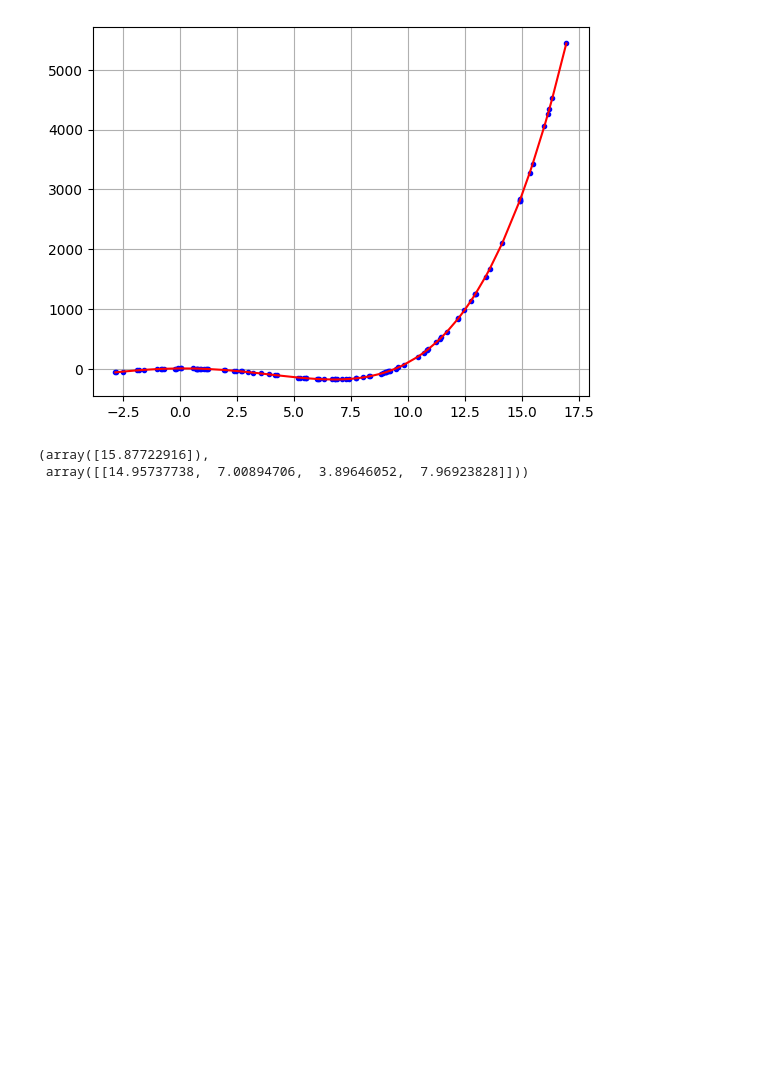
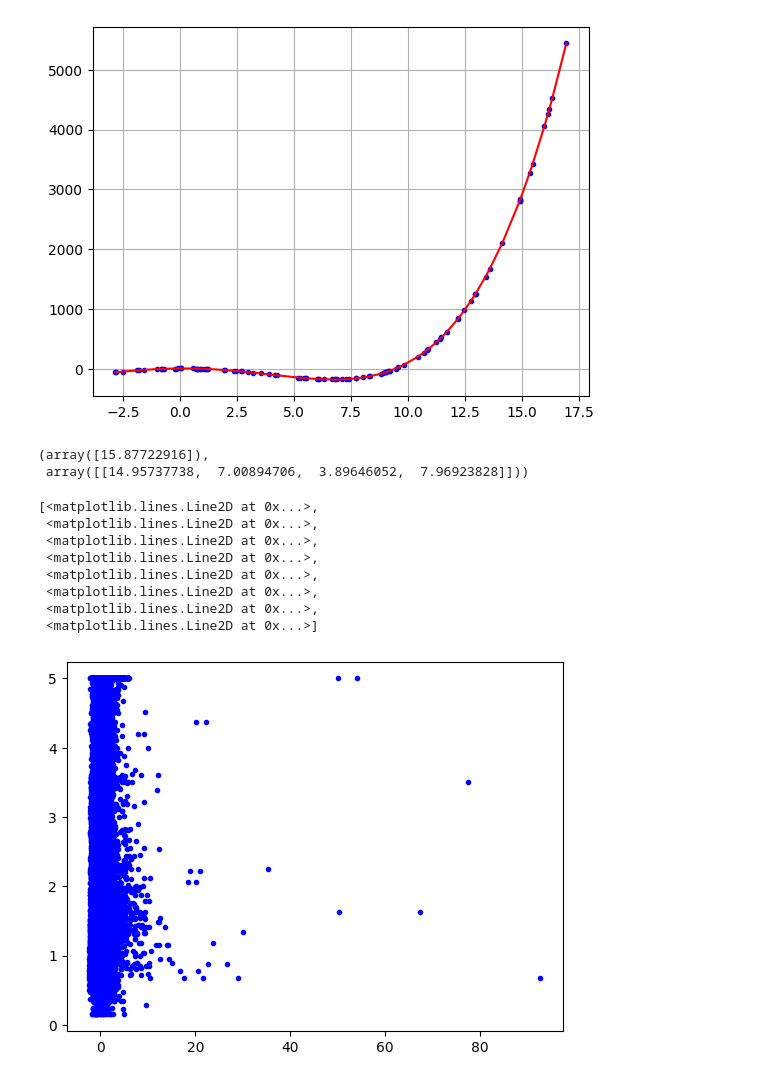
Before and after one commit to MikZmu/machineLearningEllipsometry, a Jupyter notebook: brudnopis.ipynb, the cells around one changed output. Cells and saved outputs as stored; diff of their text form; code cells hidden in the pictures; blank space fills up the shorter version.

```diff
--- a/brudnopis.ipynb
+++ b/brudnopis.ipynb
@@ -205,3 +205,39 @@ multipleLinearRegression.intercept_, multipleLinearRegression.coef_
 # %% [output]
 (array([15.87722916]),
  array([[14.95737738,  7.00894706,  3.89646052,  7.96923828]]))
+# %%
+from sklearn.datasets import fetch_california_housing
+from sklearn.model_selection import train_test_split
+from sklearn.preprocessing import StandardScaler
+from sklearn.linear_model import Lasso
+import matplotlib.pyplot as plt
+
+
+ca_housing = fetch_california_housing()
+X = ca_housing.data
+Y = ca_housing.target
+
+
+
+x_train, x_test, y_train, y_test = train_test_split(X, Y, test_size = 0.2, random_state = 0)
+
+
+x_train = StandardScaler().fit_transform(x_train)
+x_test = StandardScaler().fit_transform(x_test)
+
+lasso = Lasso()
+
+lasso.fit(x_train, y_train)
+
+fig, ax = plt.subplots()
+ax.plot(x_train, y_train, 'b.', label = "training data samples")
+# %% [output]
+[<matplotlib.lines.Line2D at 0x...>,
+ <matplotlib.lines.Line2D at 0x...>,
+ <matplotlib.lines.Line2D at 0x...>,
+ <matplotlib.lines.Line2D at 0x...>,
+ <matplotlib.lines.Line2D at 0x...>,
+ <matplotlib.lines.Line2D at 0x...>,
+ <matplotlib.lines.Line2D at 0x...>,
+ <matplotlib.lines.Line2D at 0x...>]
+[figure, added]
```
Also changed, not shown: 2 other files.
